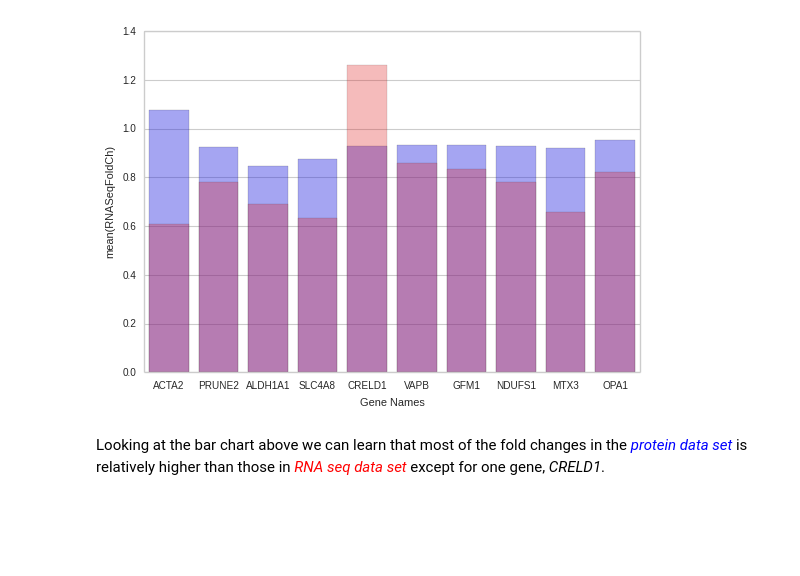
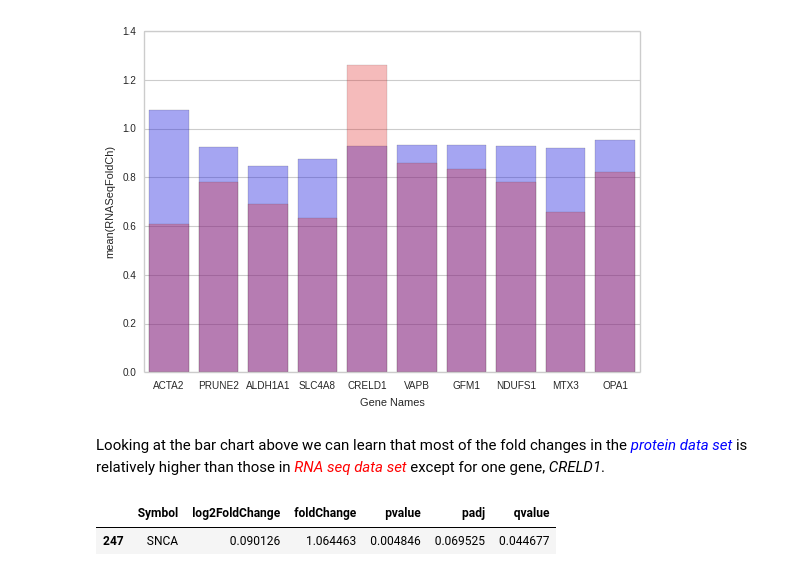
Before and after one commit to J-Wengler/winter-internship-2017, a Jupyter notebook: src/Distribution of Log Fold Change.ipynb, the cells around one changed output. Saved outputs shown, nothing was run; the diff lists cells and outputs as text; code cells hidden in the pictures; blank space fills up the shorter version.

```diff
--- a/src/Distribution of Log Fold Change.ipynb
+++ b/src/Distribution of Log Fold Change.ipynb
@@ -316,3 +339,8 @@ with sns.plotting_context('paper', font_scale=0.9):
 [figure]
 # %% [markdown]
 Looking at the bar chart above we can learn that most of the fold changes in the *<span style="color:blue">protein data set</span>* is relatively higher than those in *<span style="color:red">RNA seq data set</span>* except for one gene, *CRELD1*.
+# %%
+lowQVal[lowQVal['Symbol'].str.contains('SNCA')]
+# %% [output]
+|  | Symbol | log2FoldChange | foldChange | pvalue | padj | qvalue |
+| 247 | SNCA | 0.090126 | 1.064463 | 0.004846 | 0.069525 | 0.044677 |
```
Also changed, not shown: parts of 4 cells of this notebook, 2 other files.
